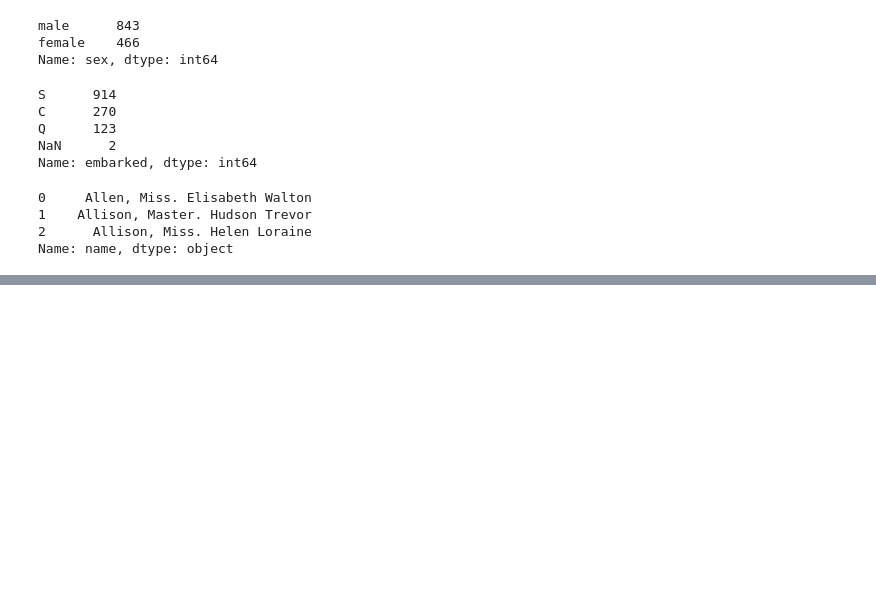
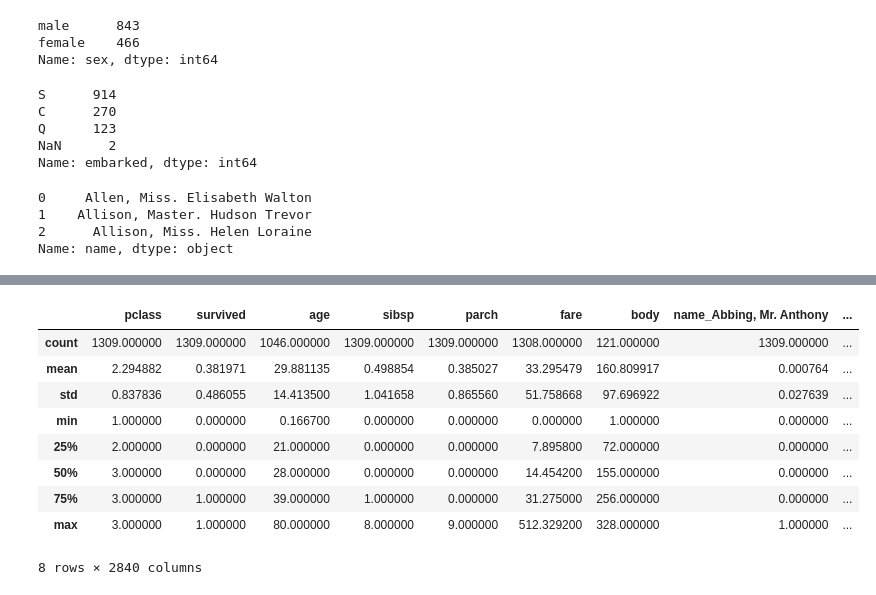
Before and after one commit to timg1234/beta, a Jupyter notebook: machineLearningPocketReference.ipynb, the cells around one changed output, grey strips where cells are left out. Cells and saved outputs as stored; diff of their text form; code cells hidden in the pictures; blank space fills up the shorter version.

```diff
--- a/machineLearningPocketReference.ipynb
+++ b/machineLearningPocketReference.ipynb
@@ -172,3 +169,5 @@ name.head(3)
 Name: name, dtype: object
 # %%
 # p.24
+df = pd.get_dummies(df)
+df.columns
@@ -174,0 +186,3 @@ Name: name, dtype: object
+# %%
+# remove perfectly correlated columns
+df = df.drop(columns="sex_male")
@@ -174,0 +202,13 @@ Name: name, dtype: object
+# %%
+df.describe()
+# %% [output]
+|  | pclass | survived | age | sibsp | parch | fare | body | name_Abbing, Mr. Anthony | ... |
+| count | 1309.000000 | 1309.000000 | 1046.000000 | 1309.000000 | 1309.000000 | 1308.000000 | 121.000000 | 1309.000000 | ... |
+| mean | 2.294882 | 0.381971 | 29.881135 | 0.498854 | 0.385027 | 33.295479 | 160.809917 | 0.000764 | ... |
+| std | 0.837836 | 0.486055 | 14.413500 | 1.041658 | 0.865560 | 51.758668 | 97.696922 | 0.027639 | ... |
+| min | 1.000000 | 0.000000 | 0.166700 | 0.000000 | 0.000000 | 0.000000 | 1.000000 | 0.000000 | ... |
+| 25% | 2.000000 | 0.000000 | 21.000000 | 0.000000 | 0.000000 | 7.895800 | 72.000000 | 0.000000 | ... |
+| 50% | 3.000000 | 0.000000 | 28.000000 | 0.000000 | 0.000000 | 14.454200 | 155.000000 | 0.000000 | ... |
+| 75% | 3.000000 | 1.000000 | 39.000000 | 1.000000 | 0.000000 | 31.275000 | 256.000000 | 0.000000 | ... |
+| max | 3.000000 | 1.000000 | 80.000000 | 8.000000 | 9.000000 | 512.329200 | 328.000000 | 1.000000 | ... |
+8 rows × 2840 columns
```
Also changed, not shown: parts of 7 cells of this notebook.
